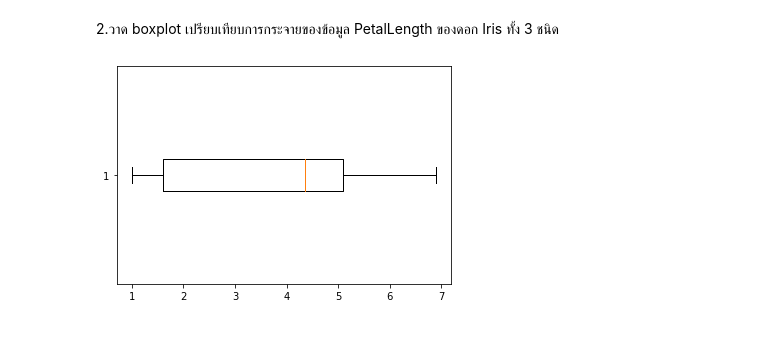
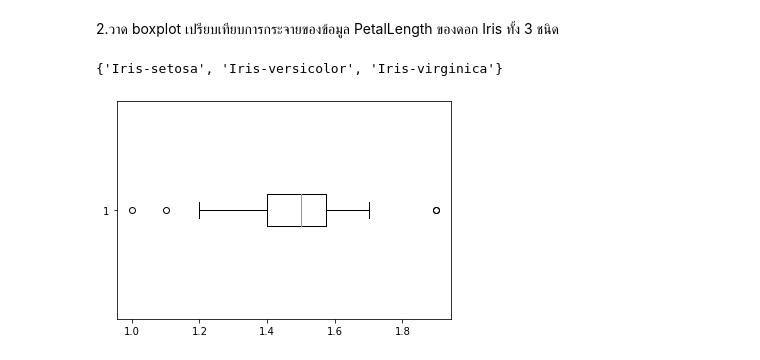
Before and after one commit to mintra-tippayaratsontorn/data_viz_2022, a Jupyter notebook: DataViz02_Data_Distribution.ipynb, the cells around one changed output. Drawn from its saved outputs; the diff is of its cells as text; code cells hidden in the pictures.

```diff
--- a/DataViz02_Data_Distribution.ipynb
+++ b/DataViz02_Data_Distribution.ipynb
@@ -279,7 +279,11 @@ def box_vals(box_out, vert=False) :
     return Q1,Q2,Q3,IQR,vmin,vmax
 # %% [markdown]
 2.วาด boxplot เปรียบเทียบการกระจายของข้อมูล PetalLength ของดอก Iris ทั้ง 3 ชนิด
+# %%
+set(df['Name'])
+# %% [output]
+{'Iris-setosa', 'Iris-versicolor', 'Iris-virginica'}
 # %%
-ybp_bp = plt.boxplot(df['PetalLength'],vert=False)
+setosa_bp = plt.boxplot(df2['PetalLength'][:50],vert=False)
 # %% [output]
-[figure, old version]
+[figure, new version]
```
Also changed, not shown: parts of 2 cells of this notebook.
